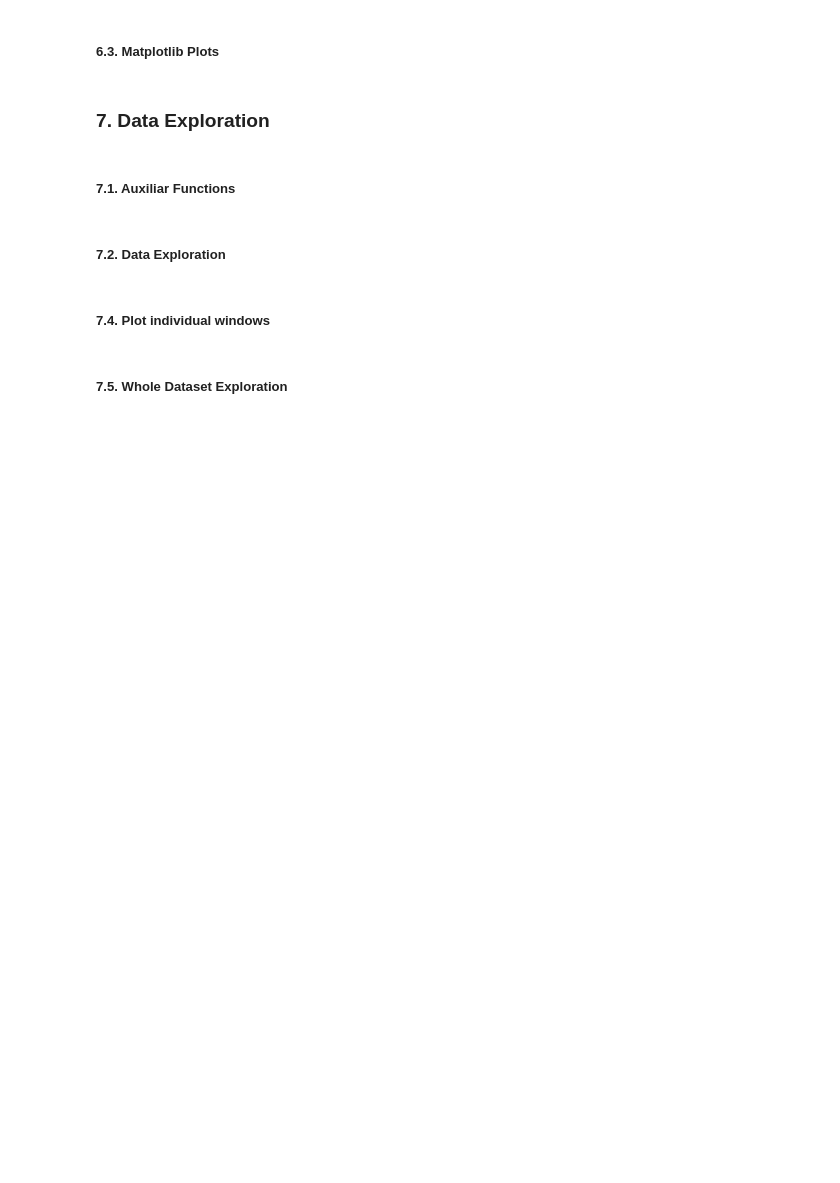
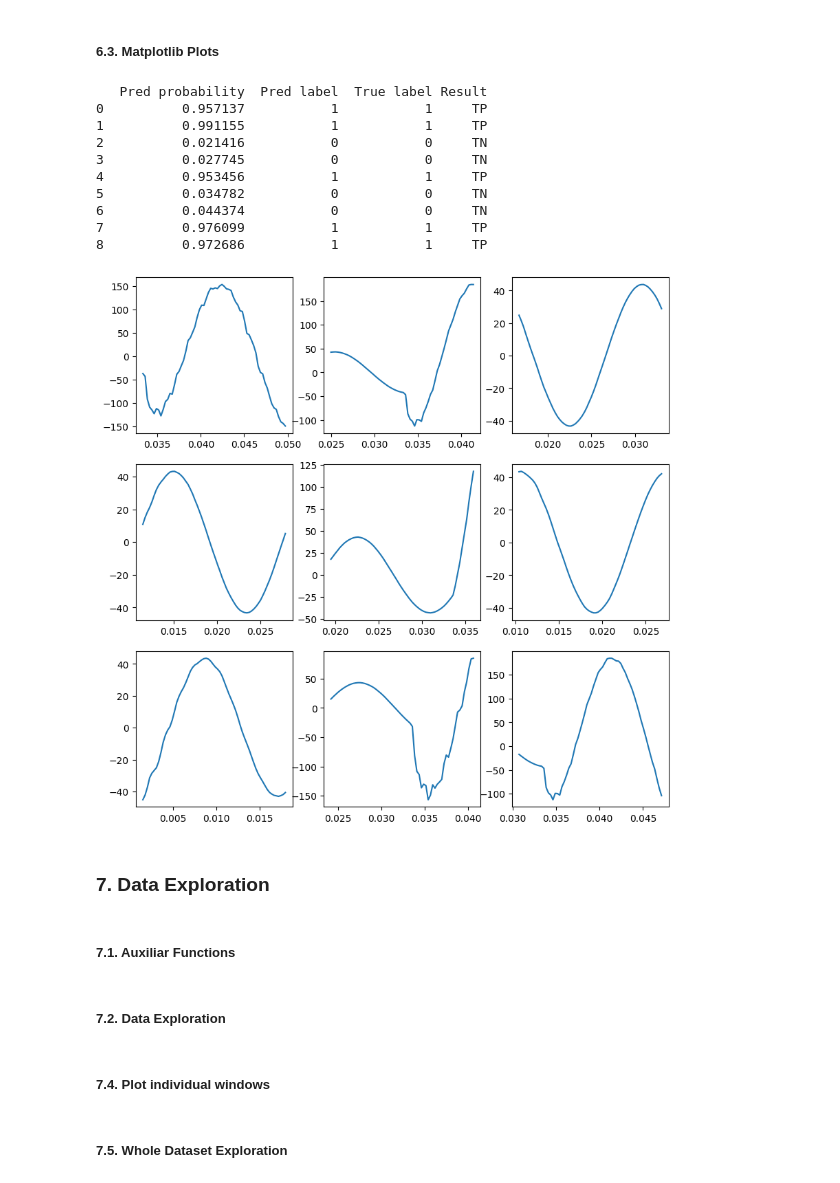
Before and after one commit to alvarohc777/pyTorch, a Jupyter notebook: Formulacion_1_DB2.ipynb, the cells around one changed output. Saved outputs shown, nothing was run; the diff lists cells and outputs as text; code cells hidden in the pictures; blank space fills up the shorter version.

```diff
--- a/Formulacion_1_DB2.ipynb
+++ b/Formulacion_1_DB2.ipynb
@@ -236,16 +249,21 @@ dataset_creator(dataset_dir_full, dataset_dir, signal_list=False)
 ##### 4.3. Dataset and Dataloader Instances Creation
 # %%
 # Load Dataset
-signal_name = "I: X0023A-R1A"
-# signal_name = "I: X0004A-R2A"
-# signal_name = "I: X0071A-R3A"
+current_R1A = "I: X0023A-R1A"
+current_R1B = "I: X0023B-R1B"
+current_R1C = "I: X0023C-R1C"
+
+voltage_R1A = "V: R1A"
+voltage_R1B = "V: R1B"
+voltage_R1C = "V: R1C"
+signal_names = [current_R1A, current_R1B, current_R1C]
 
 dataset = Form1Dataset(
-    dataset_dir, max_window_idx=max_window_idx, signal_name=signal_name
+    dataset_dir, max_window_idx=max_window_idx, signal_names=signal_names
 )
 # dataset.get_events(0)
 train_dataset, test_dataset = random_split(dataset, [0.95, 0.05])
-train_dataloader = DataLoader(train_dataset, batch_size=train_batch_size, shuffle=False)
-test_dataloader = DataLoader(test_dataset, batch_size=test_batch_size, shuffle=False)
+train_dataloader = DataLoader(train_dataset, batch_size=train_batch_size, shuffle=True)
+test_dataloader = DataLoader(test_dataset, batch_size=test_batch_size, shuffle=True)
 # EL test set realmente es un dev set
 # Como regla general, si es utilizado dentro del loop es un dev set.
@@ -316,7 +360,7 @@ def test_metrics(dataloader, model, loss_fn, return_metrics=False):
 ##### 5.2. Training the model
 # %%
 # model.load_state_dict(torch.load('./models/LSTMHarmonic_weights_R3_934.pth'))
-model.load_state_dict(torch.load("./models/LSTMHarmonic_weights_R1_996.pth"))
+# model.load_state_dict(torch.load("./models/LSTMHarmonic_weights_R1_996.pth"))
 # model.load_state_dict(torch.load('./models/LSTMHarmonic_weights_R2_978.pth'))
 
 epochs = 1
@@ -324,7 +368,7 @@ epochs = 1
 for epoch in range(epochs):
 
     print(f"Epoch {epoch+1}\n--------------------------------")
-    # train_loss = train(train_dataloader, model, loss_fn, optimizer, return_loss=True)
+    train_loss = train(train_dataloader, model, loss_fn, optimizer, return_loss=True)
     # accuracy, _ = test(test_dataloader, model, loss_fn, return_metrics=True)
     conf_matrix, _ = test_metrics(test_dataloader, model, loss_fn, return_metrics=True)
 print(conf_matrix)
@@ -435,7 +507,7 @@ import plotly.graph_objects as go
 
 fs = 3840
 dataset_plot = Form1Dataset(
-    dataset_dir, max_window_idx=max_window_idx, signal_name=signal_name, test=True
+    dataset_dir, max_window_idx=max_window_idx, signal_names=signal_names, test=True
 )
 plot_dataloader = DataLoader(dataset_plot, batch_size=train_batch_size, shuffle=True)
 
@@ -493,26 +582,38 @@ fig.show()
 ##### 6.3. Matplotlib Plots
 # %%
 dataset_plot = Form1Dataset(
-    dataset_dir, max_window_idx=max_window_idx, signal_name=signal_name, test=True
+    dataset_dir, max_window_idx=max_window_idx, signal_names=signal_names, test=True
 )
 plot_dataloader = DataLoader(dataset_plot, batch_size=train_batch_size, shuffle=True)
 
 dataiter = iter(plot_dataloader)
 signal_windows, t_windows, labels, *_ = next(dataiter)
 fs = 3840
 
 x = model(signal_windows[1:10].to(device))
 x = x.detach()
 
 # Crear Matriz de confusión
 df = confusion_matrix(x, labels[1:10])
 print(df)
 
 figure = plt.figure(figsize=(10, 10))
 cols, rows = 3, 3
 for i in range(1, cols * rows + 1):
     figure.add_subplot(rows, cols, i)
     plt.plot(t_windows[i, :], signal_windows[i, :, 0])
+# %% [output]
+   Pred probability  Pred label  True label Result
+0          0.957137           1           1     TP
+1          0.991155           1           1     TP
+2          0.021416           0           0     TN
+3          0.027745           0           0     TN
+4          0.953456           1           1     TP
+5          0.034782           0           0     TN
+6          0.044374           0           0     TN
+7          0.976099           1           1     TP
+8          0.972686           1           1     TP
+[figure, added]
 # %% [markdown]
 ### 7. Data Exploration
 # %% [markdown]
```
Also changed, not shown: parts of 17 cells of this notebook.
